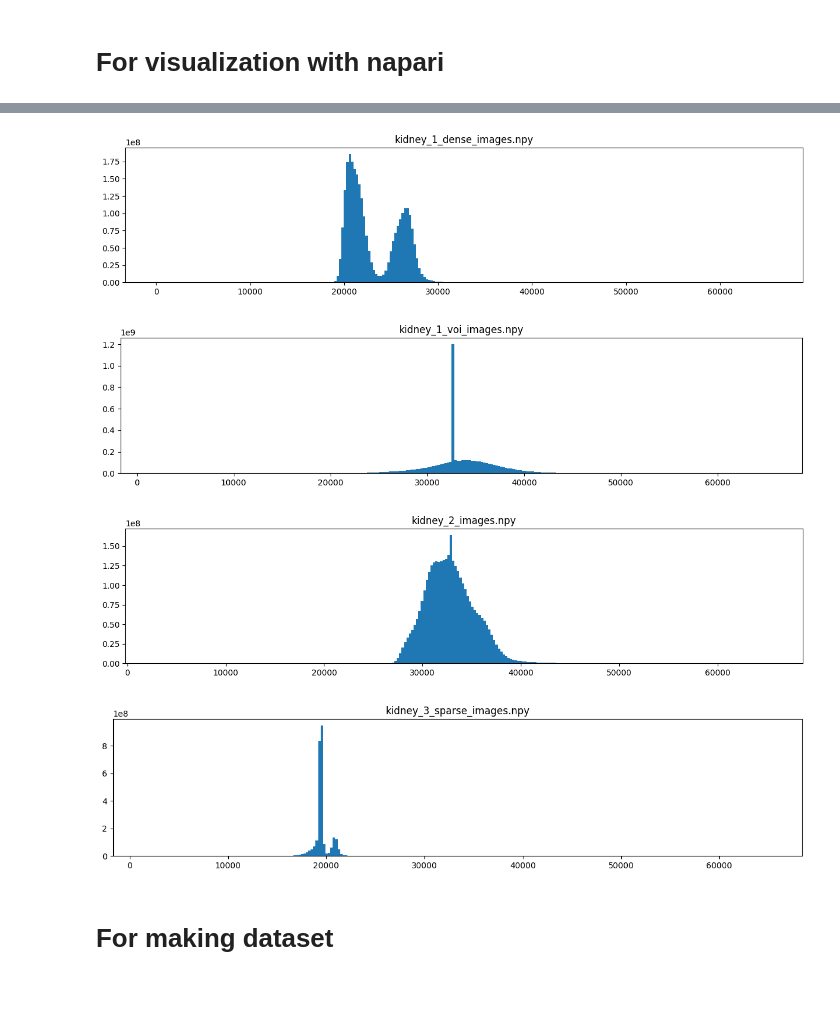
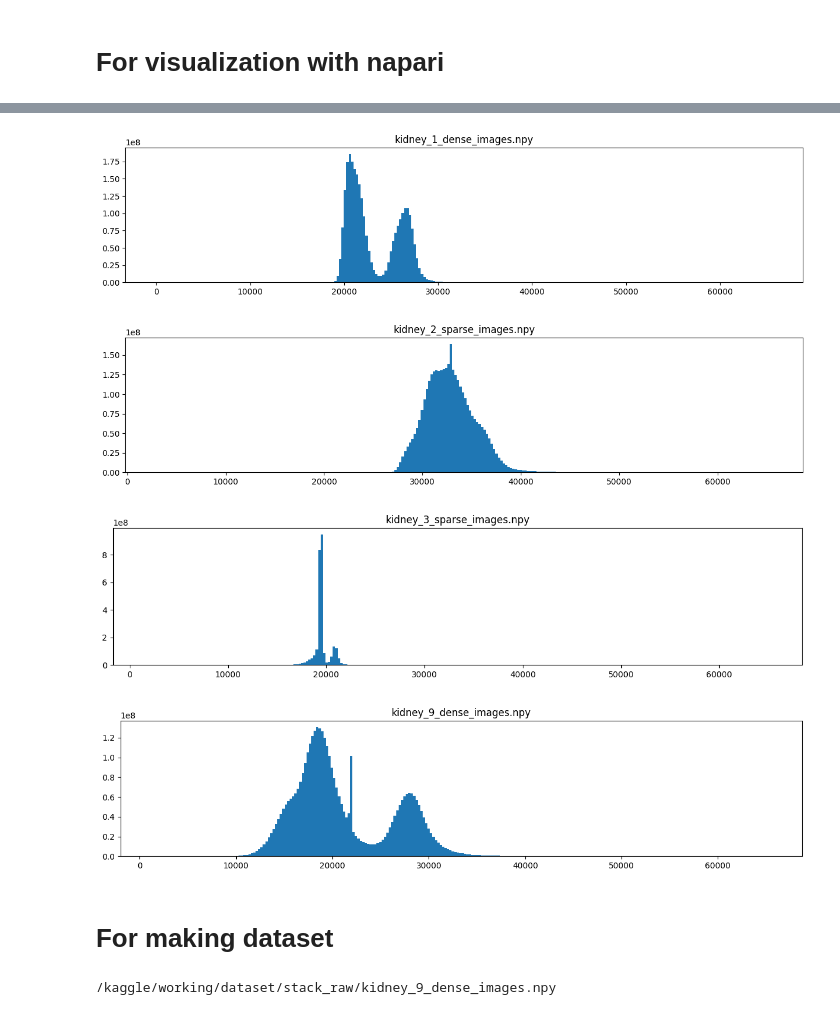
Before and after one commit to welshonionman/kaggle_SenNet, a Jupyter notebook: working/notebook/dataset/stack.ipynb, the cells around one changed output, grey strips where cells are left out. Cells and saved outputs as stored; diff of their text form; code cells hidden in the pictures.

```diff
--- a/working/notebook/dataset/stack.ipynb
+++ b/working/notebook/dataset/stack.ipynb
@@ -5,8 +6,10 @@ import numpy as np
 import matplotlib.pyplot as plt
 import os
 # %%
-dir_train = "/kaggle/input/blood-vessel-segmentation/train"
-dir_raw = "/kaggle/working/dataset/stack_raw"
-dir_viz = "/kaggle/working/dataset/stack_viz"
-dir_clipped = "/kaggle/working/dataset/stack_clipped"
+class cfg:
+    dir_train = "/kaggle/input/blood-vessel-segmentation/train"
+    dir_external = "/kaggle/input/blood-vessel-segmentation_external/50um_LADAF-2020-31_kidney_pag-0.01_0.02_jp2_"
+    dir_raw = "/kaggle/working/dataset/stack_raw"
+    dir_viz = "/kaggle/working/dataset/stack_viz"
+    dir_clipped = "/kaggle/working/dataset/stack_train01"
 # %% [markdown]
@@ -37,5 +59,5 @@ stack_tifs(dir_train, dir_raw)
 # %%
-for npy in sorted(glob(f"{dir_raw}/*.npy")):
+for npy in sorted(glob(f"{cfg.dir_raw}/*.npy")):
     data = np.load(npy)
     print(npy.split("/")[-1], data.shape)
 # %% [output]
@@ -81,23 +115,43 @@ np.save(f"{dir_viz}/kidney_3_dense_labels.npy", dense_label_padded)
 # %%
-for npy_path in glob(f"{dir_raw}/*.npy"):
+for npy_path in Path(cfg.dir_raw).glob("*.npy"):
+    npy_path = npy_path.as_posix()
     if "labels" in npy_path:
         continue
     npy = np.load(npy_path)
     plt.figure(figsize=(15, 3))
     plt.hist(npy.flatten(), bins=256)
     plt.title(npy_path.split("/")[-1])
 # %% [output]
 [figure]
-[figure, old version]
+[figure, new version]
-[figure, old version]
+[figure, new version]
-[figure, old version]
+[figure, new version]
 # %% [markdown]
 # For making dataset
 # %%
+def clip_based_on_percentile(npy, percentile=0.05):
+    stack_len = npy.shape[0]
+
+    upper = round(stack_len * 0.3)
+    lower = round(stack_len * 0.7)
+
+    p_low = int(np.percentile(npy[upper:lower], percentile))  # 上下端に近い部分はpercentile計算対象から除外
+    p_high = int(np.percentile(npy[upper:lower], 100 - percentile))
+
+    npy = np.clip(npy, p_low, p_high).astype("float32")
+    scale = float(p_high - p_low)
+    npy = (npy - p_low) / scale
+    return npy
+
+
 # 訓練のためにpercentileに基づいて値をクリップしfloat32で保存
-def save_clipped_npy(dir_raw, dir_clipped, percentile):
+def save_clipped_npy(dir_raw, dir_clipped, percentile=0.05):
     os.makedirs(dir_clipped, exist_ok=True)
-    for npy_path in glob(f"{dir_raw}/*.npy"):
+    for npy_path in Path(dir_raw).glob("*.npy"):
+        npy_path = npy_path.as_posix()
+        if npy_path != "/kaggle/working/dataset/stack_raw/kidney_9_dense_images.npy":
+            continue
+        print(npy_path)
         data_name = npy_path.split("/")[-1].split(".")[0]
         data_type = data_name.split("_")[-1]
         save_path = f"{dir_clipped}/{data_name}.npy"
@@ -111,23 +165,15 @@ def save_clipped_npy(dir_raw, dir_clipped, percentile):
         if "labels" == data_type:
             npy = np.load(npy_path).astype(bool)
 
-        elif data_type == "images":
+        elif data_type in ["images", "pseudo"]:
             npy = np.load(npy_path)
-            stack_len = npy.shape[0]
-
-            upper = stack_len * 0.3
-            lower = stack_len * 0.7
-
-            p_low = int(np.percentile(npy[upper:lower], percentile))  # 上下端に近い部分はpercentile計算対象から除外
-            p_high = int(np.percentile(npy[upper:lower], 100 - percentile))
-
-            npy = np.clip(npy, p_low, p_high).astype("float32")
-            scale = float(p_high - p_low)
-            npy = (npy - p_low) / scale
+            npy = clip_based_on_percentile(npy, percentile)
 
         np.save(save_path, npy)
 
 
 percentile = 0.05  # 0.05～99.95percentile
-save_clipped_npy(dir_raw, dir_clipped, percentile)
+save_clipped_npy(cfg.dir_raw, cfg.dir_clipped, percentile)
+# %% [output]
+/kaggle/working/dataset/stack_raw/kidney_9_dense_images.npy
 # %%
```
Also changed, not shown: parts of 12 cells of this notebook, 47 other files.
